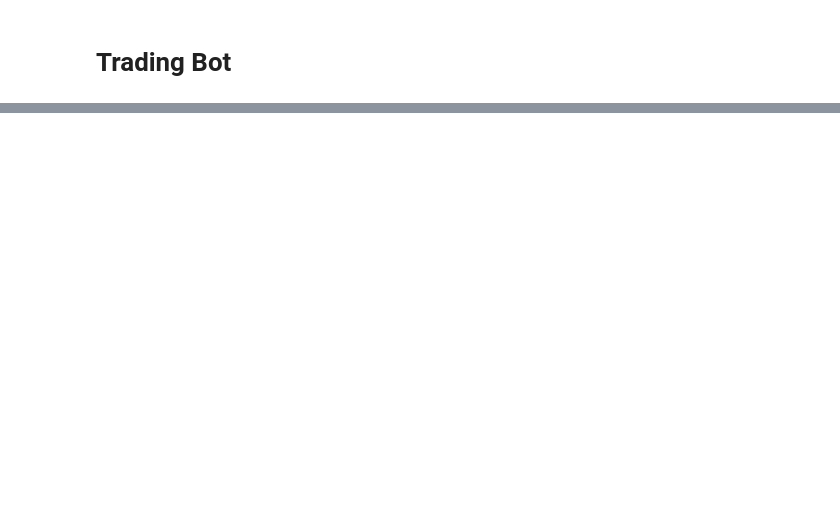
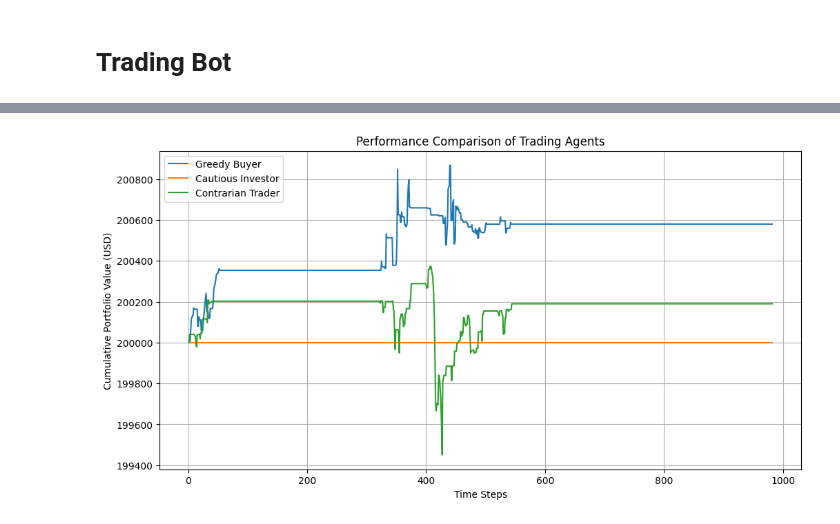
Before and after one commit to tashatrbl/COMP3071-Designing-Intelligent-Agent-Coursework, a Jupyter notebook: TradingBot.ipynb, the cells around one changed output, grey strips where cells are left out. Cells and saved outputs as stored; diff of their text form; code cells hidden in the pictures; blank space fills up the shorter version.

```diff
--- a/TradingBot.ipynb
+++ b/TradingBot.ipynb
@@ -326,7 +390,7 @@ df2 = df2[['ticker', 'date', 'headline', 'time']]  # keep only these columns
 df = pd.concat([df1[['ticker', 'date', 'headline', 'time']], df2], ignore_index=True)
 
 # Your keyword list
-# keyword_list = ['Apple', 'Microsoft', 'Nvidia', 'Amazon', 'Meta', 'Berkshire', 'Google', 'Alphabet Inc.', 'Broadcom Inc.', 'Tesla', 'GSPC', 'SPY', 'SPX']
+keyword_list = ['Apple', 'Microsoft', 'Nvidia', 'Amazon', 'Meta', 'Berkshire', 'Google', 'Alphabet Inc.', 'Broadcom Inc.', 'Tesla', 'GSPC', 'SPY', 'SPX']
 
 
 total_score = 0
@@ -337,8 +401,8 @@ for idx, row in df.iterrows():
     ticker = str(row['ticker'])
 
     # Check if any keyword matches in the headline
-    #if not any(keyword.lower() in headline.lower() for keyword in keyword_list):
-        #continue
+    if not any(keyword.lower() in headline.lower() for keyword in keyword_list):
+        continue
 
     print(f'Ticker: {ticker}')
     print(f'Headline: {headline}')
@@ -466,10 +685,12 @@ agents.append(contrarian_trader)
 # Re-initialize cumulative_balances
 cumulative_balances = {agent['strategy']: [] for agent in agents}
 # %%
+predicted_prices = test_avg_preds  # Already your model output
+
 # Trading loop for each agent
-for i in range(1, len(full_df)):
-    current_price = full_df['Close'].iloc[i].value[0]  # Scalar value for current price
-    previous_price = full_df['Close'].iloc[i - 1].value[0]  # Scalar value for previous price
+for i in range(1, len(test_avg_preds)):
+    current_price = predicted_prices[i]
+    previous_price = predicted_prices[i-1]
 
         # Print for debugging
     print(f"current_price: {current_price}, previous_price: {previous_price}")
@@ -524,7 +745,7 @@ for i in range(1, len(full_df)):
         # --- Strategy: Cautious Investor ---
         if strategy == 'Cautious Investor':
             # Only buy if price has increased for 3 consecutive days
-            if current_price > previous_price and (full_df['Close'].iloc[i-2].value[0] < full_df['Close'].iloc[i-1].value[0]):
+            if current_price > previous_price and (avg_preds[i-1] > avg_preds[i-2]):
                 if balance >= current_price:
                     shares_to_buy = risk_capital // current_price
                     if shares_to_buy == 0:
@@ -580,15 +819,20 @@ for agent_id, agent in enumerate(agents):
 # %%
 # Plotting the cumulative performance of each agent
 plt.figure(figsize=(12, 6))
 
-# Plot the cumulative balance for each agent
+# Ensure that the number of time steps matches the length of cumulative_balances
+time_steps = range(1, len(cumulative_balances[next(iter(cumulative_balances))]) + 1)
+
+# Plot the cumulative balance for each agent's strategy
 for agent in agents:
     strategy = agent['strategy']
-    plt.plot(full_df.index[1:], cumulative_balances[strategy], label=strategy)
+    plt.plot(time_steps, cumulative_balances[strategy], label=strategy)
 
 plt.title('Performance Comparison of Trading Agents')
-plt.xlabel('Date')
+plt.xlabel('Time Steps')
 plt.ylabel('Cumulative Portfolio Value (USD)')
 plt.legend(loc='upper left')
 plt.grid(True)
 plt.show()
+# %% [output]
+[figure, added]
```
Also changed, not shown: parts of 17 cells of this notebook.
